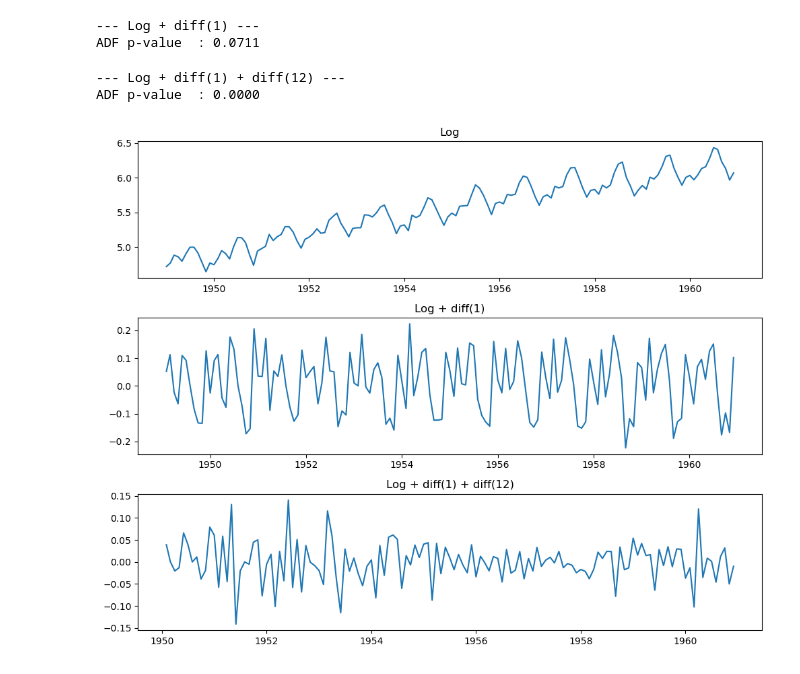
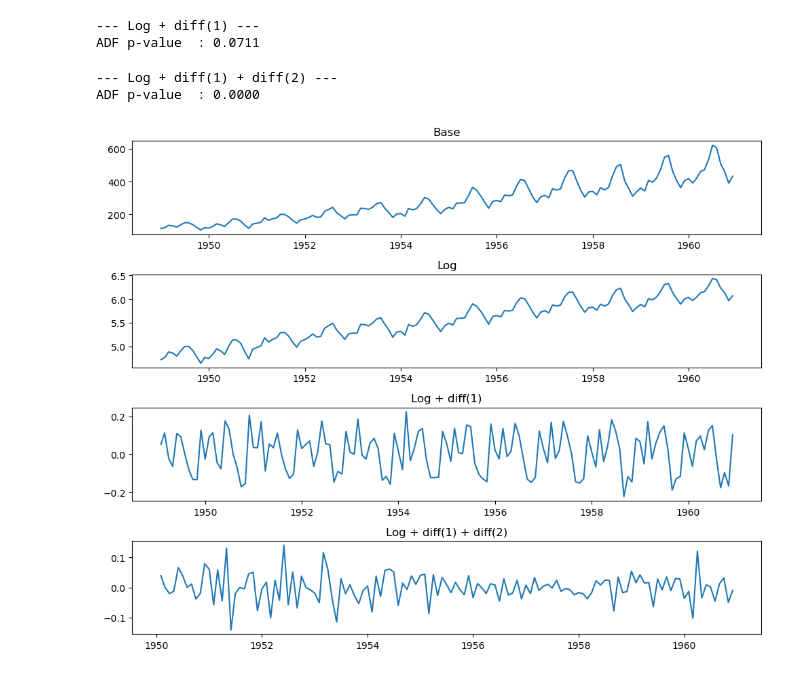
Before and after one commit to cmayorgat44/Time_Series_Analysis_2026, a Jupyter notebook: practice_time_series.ipynb, the cells around one changed output. Drawn from its saved outputs; the diff is of its cells as text; code cells hidden in the pictures.

```diff
--- a/practice_time_series.ipynb
+++ b/practice_time_series.ipynb
@@ -60,15 +60,16 @@ check_stationarity(d1, "Log + diff(1)")
 ADF p-value  : 0.0711
 # %%
 d12 = d1.diff(2)
-check_stationarity(d12, "Log + diff(1) + diff(12)")
+check_stationarity(d12, "Log + diff(1) + diff(2)")
 # %% [output]
---- Log + diff(1) + diff(12) ---
+--- Log + diff(1) + diff(2) ---
 ADF p-value  : 0.0000
 # %%
-fig, axes = plt.subplots(3, 1, figsize=(10, 8))
-axes[0].plot(log_ts); axes[0].set_title("Log")
-axes[1].plot(log_ts.diff()); axes[1].set_title("Log + diff(1)")
-axes[2].plot(log_ts.diff().diff(12)); axes[2].set_title("Log + diff(1) + diff(12)")
+fig, axes = plt.subplots(4, 1, figsize=(10, 8))
+axes[0].plot(ts); axes[0].set_title("Base")
+axes[1].plot(log_ts); axes[1].set_title("Log")
+axes[2].plot(log_ts.diff()); axes[2].set_title("Log + diff(1)")
+axes[3].plot(log_ts.diff().diff(12)); axes[3].set_title("Log + diff(1) + diff(2)")
 plt.tight_layout()
 # %% [output]
-[figure, old version]
+[figure, new version]
```
Also changed, not shown: parts of 1 cell of this notebook, 2 other files.
